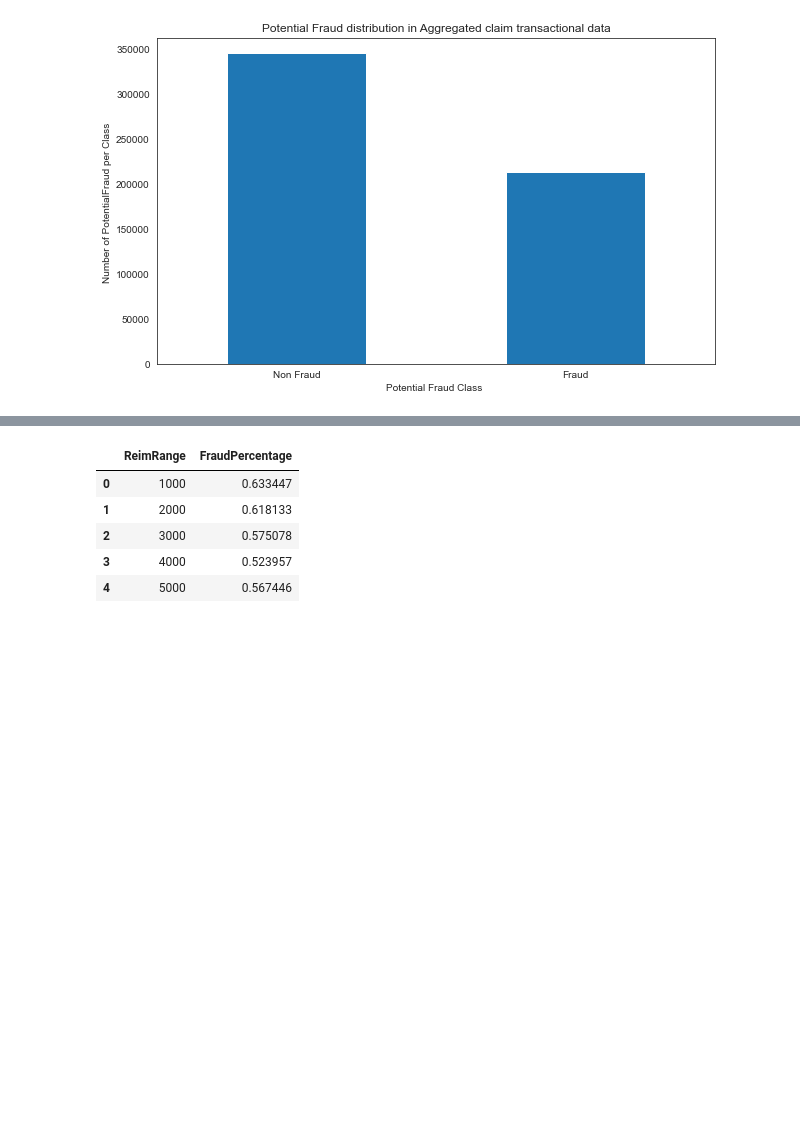
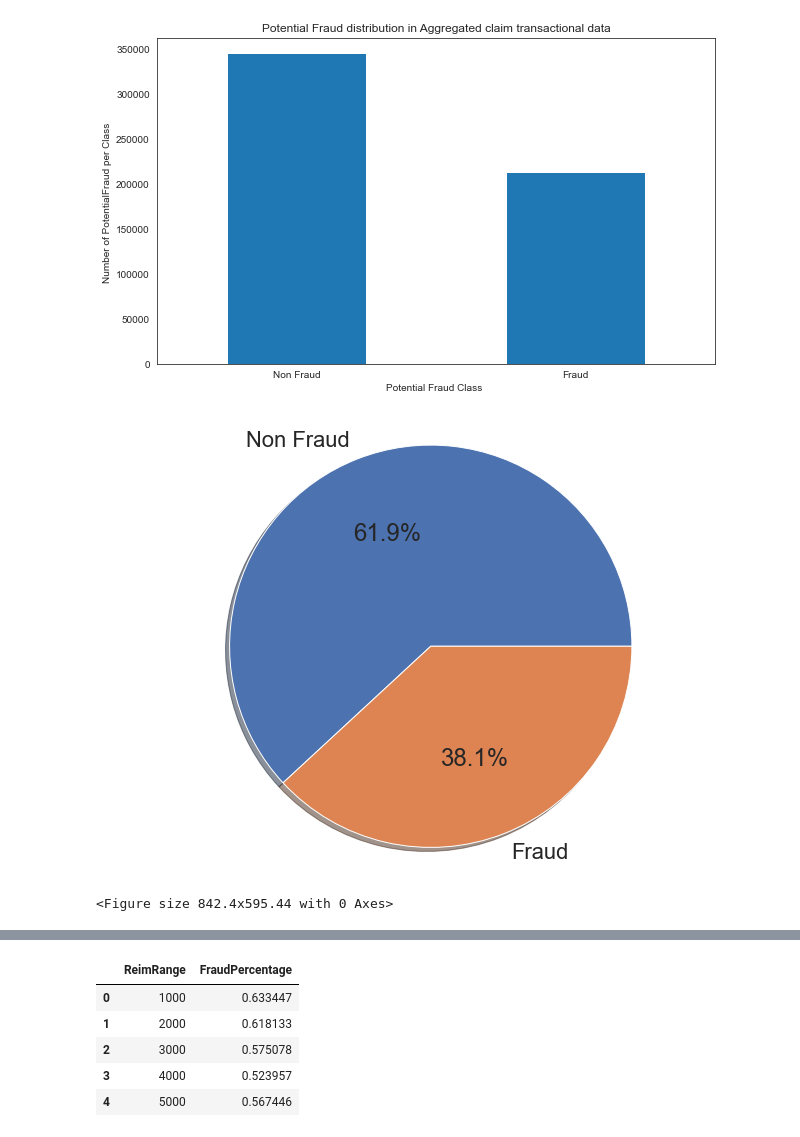
Before and after one commit to wx0373/Medical-fraud, a Jupyter notebook: Fraud_NonFraud/Fraud%NonFraud.ipynb, the cells around one changed output, grey strips where cells are left out. Drawn from its saved outputs; the diff is of its cells as text; code cells hidden in the pictures; blank space fills up the shorter version.

```diff
--- a/Fraud_NonFraud/Fraud%NonFraud.ipynb
+++ b/Fraud_NonFraud/Fraud%NonFraud.ipynb
@@ -26,3 +26,14 @@ Percent Distribution of Potential Fraud class:-
 Yes    38.121069
 Name: PotentialFraud, dtype: float64
 [figure]
+# %%
+fig1, ax1 = plt.subplots()
+sns.set(font_scale=2)
+labels =["Non Fraud", "Fraud"]
+ax1.pie(count_classes, labels=labels, autopct='%1.1f%%', shadow=True)
+ax1.axis('equal')
+plt.show()
+plt.savefig('./pics/PotentialFraud_pie')
+# %% [output]
+[figure, added]
+<Figure size 842.4x595.44 with 0 Axes>
```
Also changed, not shown: parts of 9 cells of this notebook.
